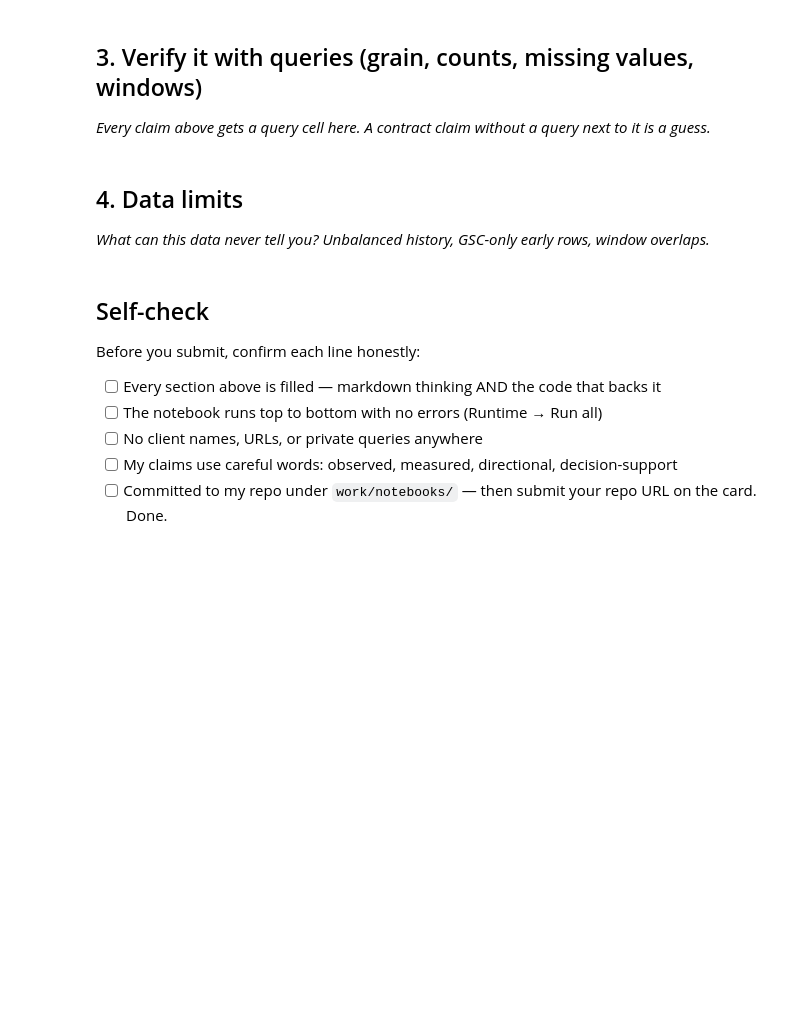
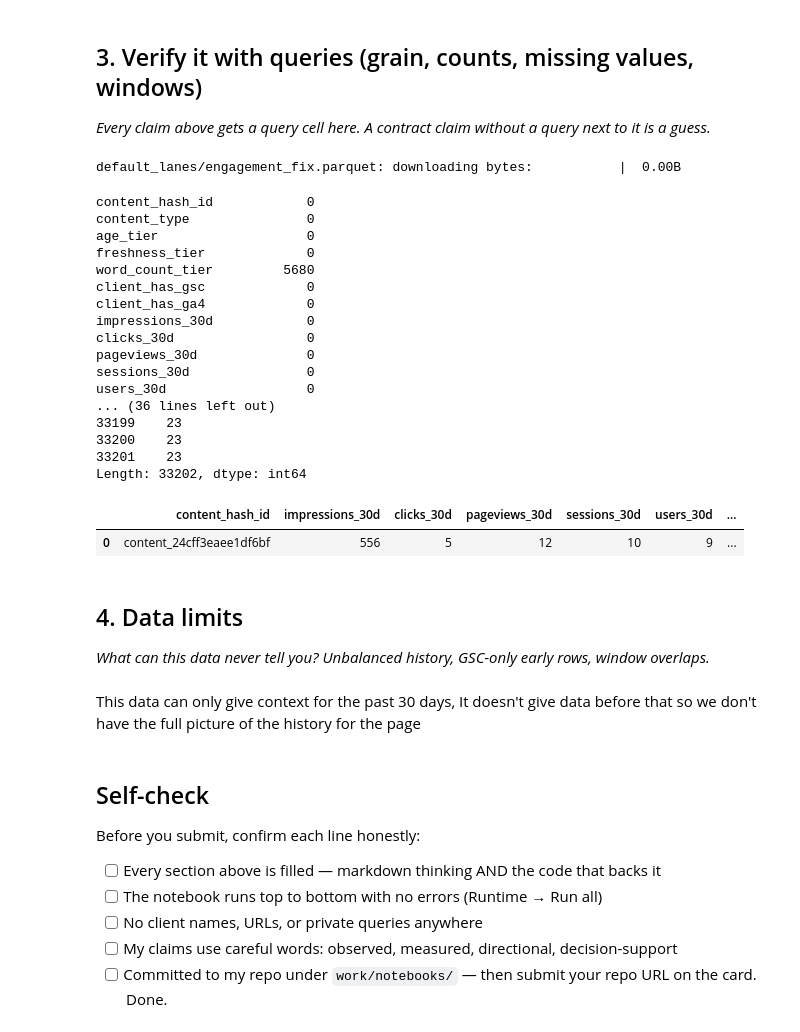
Before and after one commit to nourhaytham227/flyranks, a Jupyter notebook: work/notebooks/w03_data_contract.ipynb, the cells around one changed output. Cells and saved outputs as stored; diff of their text form; code cells hidden in the pictures; blank space fills up the shorter version.

Commit message:
Specified the relevant features to my problem and excluded the irrelevant ones, verified a grain of the dataset, missing values, row count and time windows.

```diff
--- a/work/notebooks/w03_data_contract.ipynb
+++ b/work/notebooks/w03_data_contract.ipynb
@@ -30,7 +42,57 @@ This skeleton is yours to fill. Work the sections **in order** — each one has
+# %%
+import pandas as pd
+from datasets import load_dataset
+from huggingface_hub import login
+
+login(token="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")
+df = load_dataset("FlyRank/internship-lanes", "engagement_fix")
+df=pd.DataFrame(df['train'])
+
+features=['content_hash_id', 'content_type','age_tier', 'freshness_tier', 'word_count_tier', 'client_has_gsc', 'client_has_ga4',
+       'impressions_30d', 'clicks_30d',
+       'pageviews_30d', 'sessions_30d', 'users_30d', 'engaged_sessions_30d',
+       'ai_sessions_30d', 'scroll_events_30d', 'ctr_30d', 'avg_position_30d',
+       'engagement_rate_30d', 'scroll_rate_30d', 'ai_traffic_pct_30d',
+       'impression_tier', 'position_tier', 'health_score'] #relevant features and context
+
+df= df[features]
+print(df.isnull().sum()) #how many missing values in each columns
+
+print(df.head(1)) #grain, example row
+print(df.count(axis=1)) #counting rows
+df_window=df[['content_hash_id', 'impressions_30d', 'clicks_30d',
+       'pageviews_30d', 'sessions_30d', 'users_30d', 'engaged_sessions_30d',
+       'ai_sessions_30d', 'scroll_events_30d', 'ctr_30d', 'avg_position_30d',
+       'engagement_rate_30d', 'scroll_rate_30d', 'ai_traffic_pct_30d']]
+
+df_window.head(1) #window over the past 30d
+# %% [output]
+default_lanes/engagement_fix.parquet: downloading bytes:           |  0.00B
+content_hash_id            0
+content_type               0
+age_tier                   0
+freshness_tier             0
+word_count_tier         5680
+client_has_gsc             0
+client_has_ga4             0
+impressions_30d            0
+clicks_30d                 0
+pageviews_30d              0
+sessions_30d               0
+users_30d                  0
+... (36 lines left out)
+33199    23
+33200    23
+33201    23
+Length: 33202, dtype: int64
+|  | content_hash_id | impressions_30d | clicks_30d | pageviews_30d | sessions_30d | users_30d | ... |
+| 0 | content_24cff3eaee1df6bf | 556 | 5 | 12 | 10 | 9 | ... |
 # %% [markdown]
 ## 4. Data limits
 
 *What can this data never tell you? Unbalanced history, GSC-only early rows, window overlaps.*
+# %% [markdown]
+This data can only give context for the past 30 days, It doesn't give data before that so we don't have the full picture of the history for the page
 # %%
 # This cell is for CODE (numbers, a query, a check).
 # Write your text answer in the cell ABOVE this one — typing sentences here breaks Run All.
```
Also changed, not shown: parts of 4 cells of this notebook.
